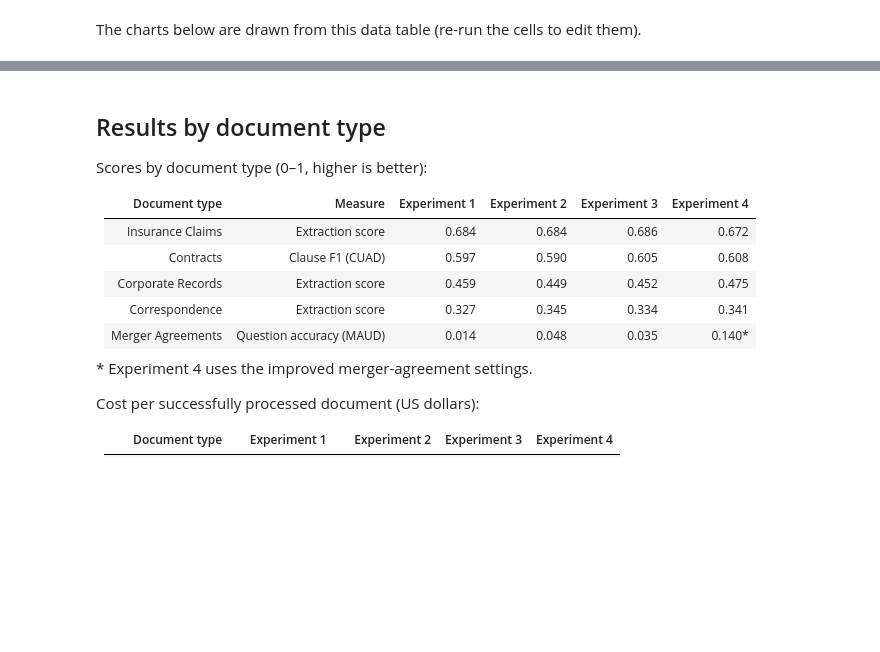
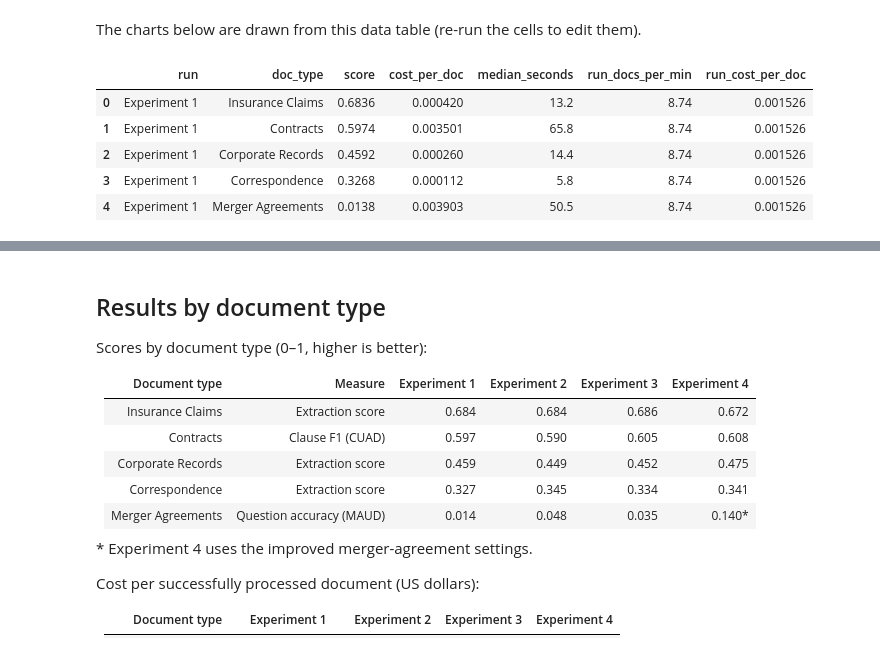
Before and after one commit to Exios66/local-mailroom-sandbox, a Jupyter notebook: reports/SAND-37/READER-REPORT.ipynb, the cells around one changed output, grey strips where cells are left out. Cells and saved outputs as stored; diff of their text form; code cells hidden in the pictures; blank space fills up the shorter version.

```diff
--- a/reports/SAND-37/READER-REPORT.ipynb
+++ b/reports/SAND-37/READER-REPORT.ipynb
@@ -75,6 +75,15 @@ The charts below are drawn from this data table (re-run the cells to edit them).
 # %%
 import pandas as pd
 import matplotlib.pyplot as plt
+from IPython.display import Image, display
+import io
+
+def show_figure(fig):
+    buf = io.BytesIO()
+    fig.savefig(buf, format="png", bbox_inches="tight", dpi=120)
+    plt.close(fig)
+    display(Image(data=buf.getvalue()))
+
 
 COLORS = {"Experiment 1": "#9dbbdb", "Experiment 2": "#3f73a8", "Experiment 3": "#2f8f83", "Experiment 4": "#d99a4e"}
 df = pd.DataFrame([
@@ -234,33 +243,40 @@ df = pd.DataFrame([
  {
   "run": "Experiment 4",
   "doc_type": "Corporate Records",
   "score": 0.4755,
   "cost_per_doc": 0.000214,
   "median_seconds": 19.9,
   "run_docs_per_min": 11.86,
   "run_cost_per_doc": 0.002248
  },
  {
   "run": "Experiment 4",
   "doc_type": "Correspondence",
   "score": 0.3413,
   "cost_per_doc": 0.000122,
   "median_seconds": 10.3,
   "run_docs_per_min": 11.86,
   "run_cost_per_doc": 0.002248
  },
  {
   "run": "Experiment 4",
   "doc_type": "Merger Agreements",
   "score": 0.1395,
   "cost_per_doc": 0.014745,
   "median_seconds": 1044.4,
   "run_docs_per_min": 11.86,
   "run_cost_per_doc": 0.002248
  }
 ])
 plt.rcParams.update({"figure.dpi": 110, "axes.spines.top": False, "axes.spines.right": False})
 df.head()
+# %% [output]
+|  | run | doc_type | score | cost_per_doc | median_seconds | run_docs_per_min | run_cost_per_doc |
+| 0 | Experiment 1 | Insurance Claims | 0.6836 | 0.000420 | 13.2 | 8.74 | 0.001526 |
+| 1 | Experiment 1 | Contracts | 0.5974 | 0.003501 | 65.8 | 8.74 | 0.001526 |
+| 2 | Experiment 1 | Corporate Records | 0.4592 | 0.000260 | 14.4 | 8.74 | 0.001526 |
+| 3 | Experiment 1 | Correspondence | 0.3268 | 0.000112 | 5.8 | 8.74 | 0.001526 |
+| 4 | Experiment 1 | Merger Agreements | 0.0138 | 0.003903 | 50.5 | 8.74 | 0.001526 |
 # %%
 runs = df.drop_duplicates("run").set_index("run")
 fig, axes = plt.subplots(1, 2, figsize=(9, 3.2))
```
Also changed, not shown: parts of 2 cells of this notebook, 15 other files.
